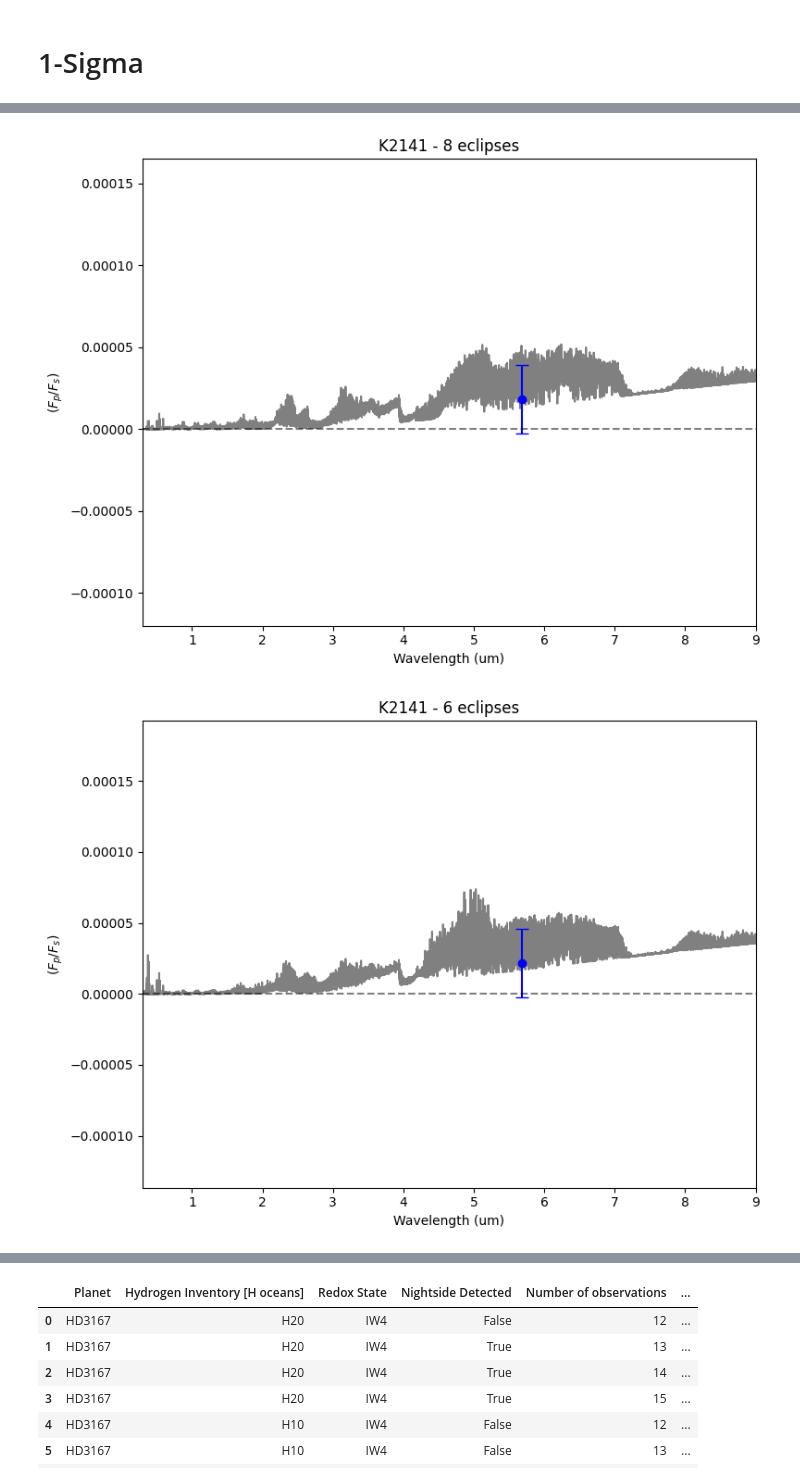
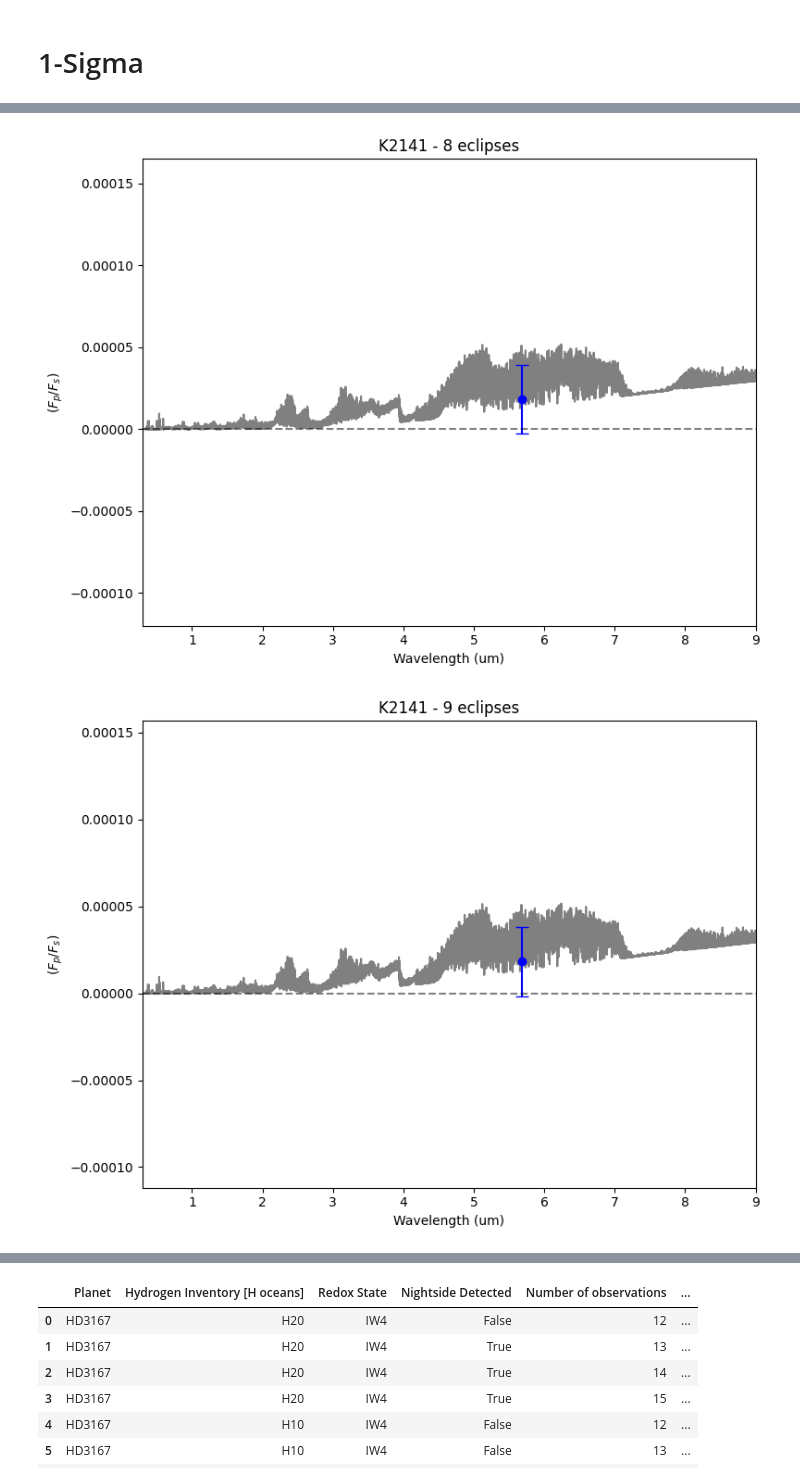
Before and after one commit to lorlo9999/MasterThesis, a Jupyter notebook: nightside.ipynb, the cells around one changed output, grey strips where cells are left out. Cells and saved outputs as stored; diff of their text form; code cells hidden in the pictures.

```diff
--- a/nightside.ipynb
+++ b/nightside.ipynb
@@ -144,7 +144,7 @@ planet_names = ["HD3167","K2141","LHS1478","TOI431","TOI500","TOI561","TOI1416",
 name = planet_names[1]
 
 # was: eclipses = 35
-eclipses = np.arange(6,9, 1, dtype=int)  # <- array input
+eclipses = np.arange(6,12, 1, dtype=int)  # <- array input
 eclipses = np.unique(np.sort(eclipses))  # safety: sorted + unique
 
 binning = True
@@ -266,7 +266,7 @@ for folder in os.listdir(f"PLANETS/{name}/"):
     )
 
     em_terminator.add_contribution(AbsorptionContribution())
-    em_terminator.add_contribution(CIAContribution(cia_pairs=['CO2-CH4','CO2-CO2','CO2-H2','CO2-H2O','H2-H2','N2-CH4','N2-H2','N2-H2O','N2-N2','O2-CO2','O2-N2','O2-O2']))
+    em_terminator.add_contribution(CIAContribution(cia_pairs=['CO2-CH4','CO2-CO2','CO2-H2','CO2-H2O','H2-H2','N2-H2','N2-H2O','O2-CO2']))
     em_terminator.add_contribution(RayleighContribution())
 
     em_terminator.build()
@@ -328,31 +328,31 @@ for folder in os.listdir(f"PLANETS/{name}/"):
         plt.xlim(0.3, 9)
         plt.title(f"{name} - {N} eclipses")
         plt.tight_layout()
         plt.hlines(y=0, xmin=0.3, xmax=9, color='black', linestyle='--', alpha=0.5)
         plt.savefig(f"PLANETS/{name}/nightside_{os.path.basename(simulation_folder)}_{N}.pdf", format='pdf')
         show()
         close()
 
         mixing_ratios = planet_all[name][sim_name]['mixing_ratios']
         sorted_gases = sorted(mixing_ratios.items(), key=lambda x: x[1], reverse=True)
         dom_gases = sorted_gases[:2]
         dom_gases_str = f"{dom_gases[0][0]}, {dom_gases[1][0]}"
 
         results_df.loc[len(results_df)] = [
             name,
             simulation_folder.split('/')[2].split('_')[0],
             simulation_folder.split('_')[1],
             detection,
             N,
             pmax/1e5, #convert Pa to bar
             dom_gases_str,
             planet_transit[planet_names.index(name)],
             time,
             total_time,
             planet_period[planet_names.index(name)]*24
         ]
 # %% [output]
 [figure]
 [figure]
 [figure]
-[figure, old version]
+[figure, new version]
```
Also changed, not shown: parts of 1 cell of this notebook, 1 other file.
